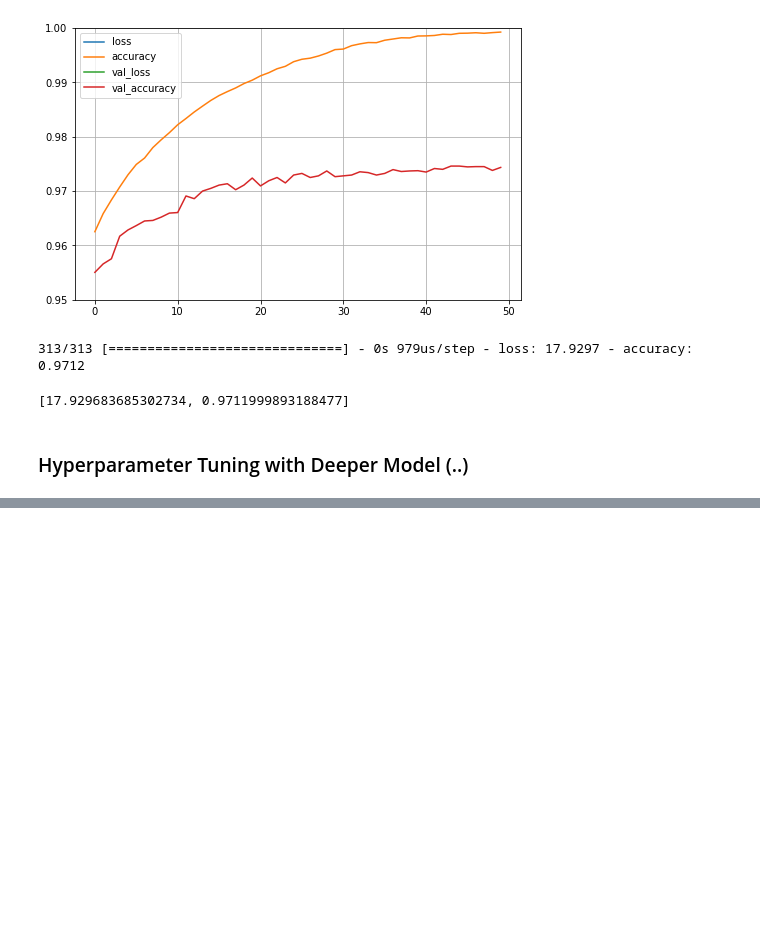
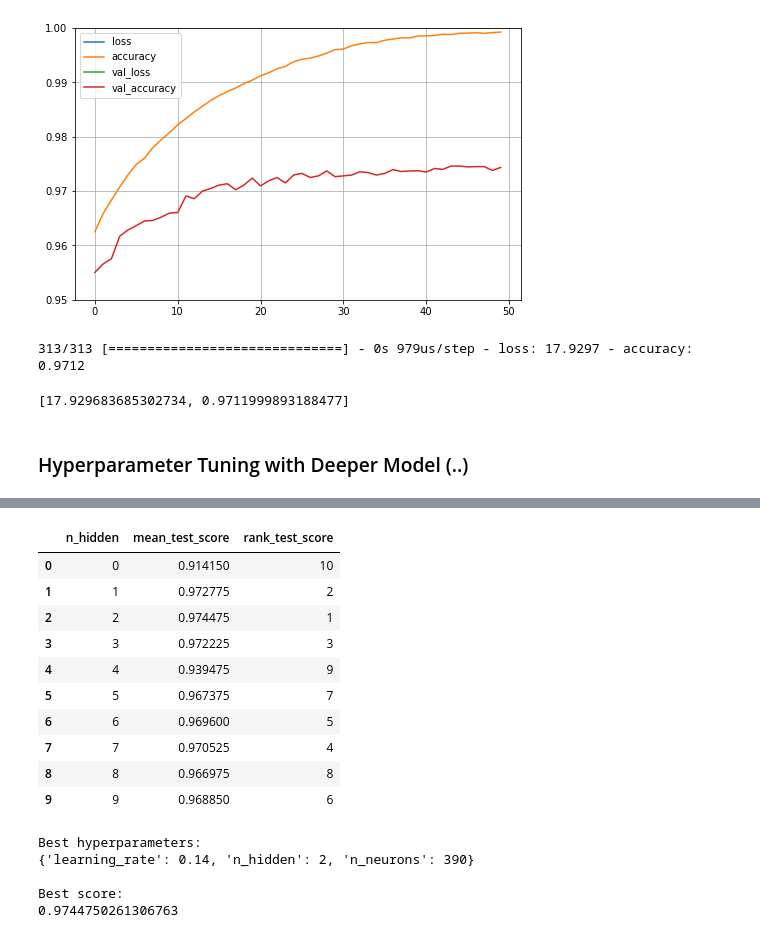
Before and after one commit to JonasSchroeder/handsonmachinelearning, a Jupyter notebook: Intro to Artificial Neural Networks (ANNs).ipynb, the cells around one changed output, grey strips where cells are left out. Saved outputs shown, nothing was run; the diff lists cells and outputs as text; code cells hidden in the pictures; blank space fills up the shorter version.

```diff
--- a/Intro to Artificial Neural Networks (ANNs).ipynb
+++ b/Intro to Artificial Neural Networks (ANNs).ipynb
@@ -939,0 +1050,16 @@ Best score:
+# %%
+%%time
+
+from sklearn.model_selection import GridSearchCV
+
+param_distribs = {
+    "n_hidden": np.arange(0,10,1).tolist(),
+    "n_neurons": [390],
+    "learning_rate": [0.14],
+}
+
+# GridSearch
+grid_search_cv = GridSearchCV(keras_clf, param_distribs, cv=3, n_jobs=-1)
+grid_search_cv.fit(X_train, y_train, epochs=30,
+                  validation_data=(X_valid, y_valid),
+                  callbacks=[keras.callbacks.EarlyStopping(patience=5)])
@@ -939,0 +1090,29 @@ Best score:
+# %%
+scores = pd.DataFrame()
+scores["n_hidden"] = param_distribs["n_hidden"]
+scores["mean_test_score"] = grid_search_cv.cv_results_["mean_test_score"]
+scores["rank_test_score"] = grid_search_cv.cv_results_["rank_test_score"]
+scores
+# %% [output]
+|  | n_hidden | mean_test_score | rank_test_score |
+| 0 | 0 | 0.914150 | 10 |
+| 1 | 1 | 0.972775 | 2 |
+| 2 | 2 | 0.974475 | 1 |
+| 3 | 3 | 0.972225 | 3 |
+| 4 | 4 | 0.939475 | 9 |
+| 5 | 5 | 0.967375 | 7 |
+| 6 | 6 | 0.969600 | 5 |
+| 7 | 7 | 0.970525 | 4 |
+| 8 | 8 | 0.966975 | 8 |
+| 9 | 9 | 0.968850 | 6 |
+# %%
+print("Best hyperparameters:")
+print(grid_search_cv.best_params_)
+print("\nBest score:")
+print(grid_search_cv.best_score_)
+# %% [output]
+Best hyperparameters:
+{'learning_rate': 0.14, 'n_hidden': 2, 'n_neurons': 390}
+
+Best score:
+0.9744750261306763
```
Also changed, not shown: parts of 10 cells of this notebook.
